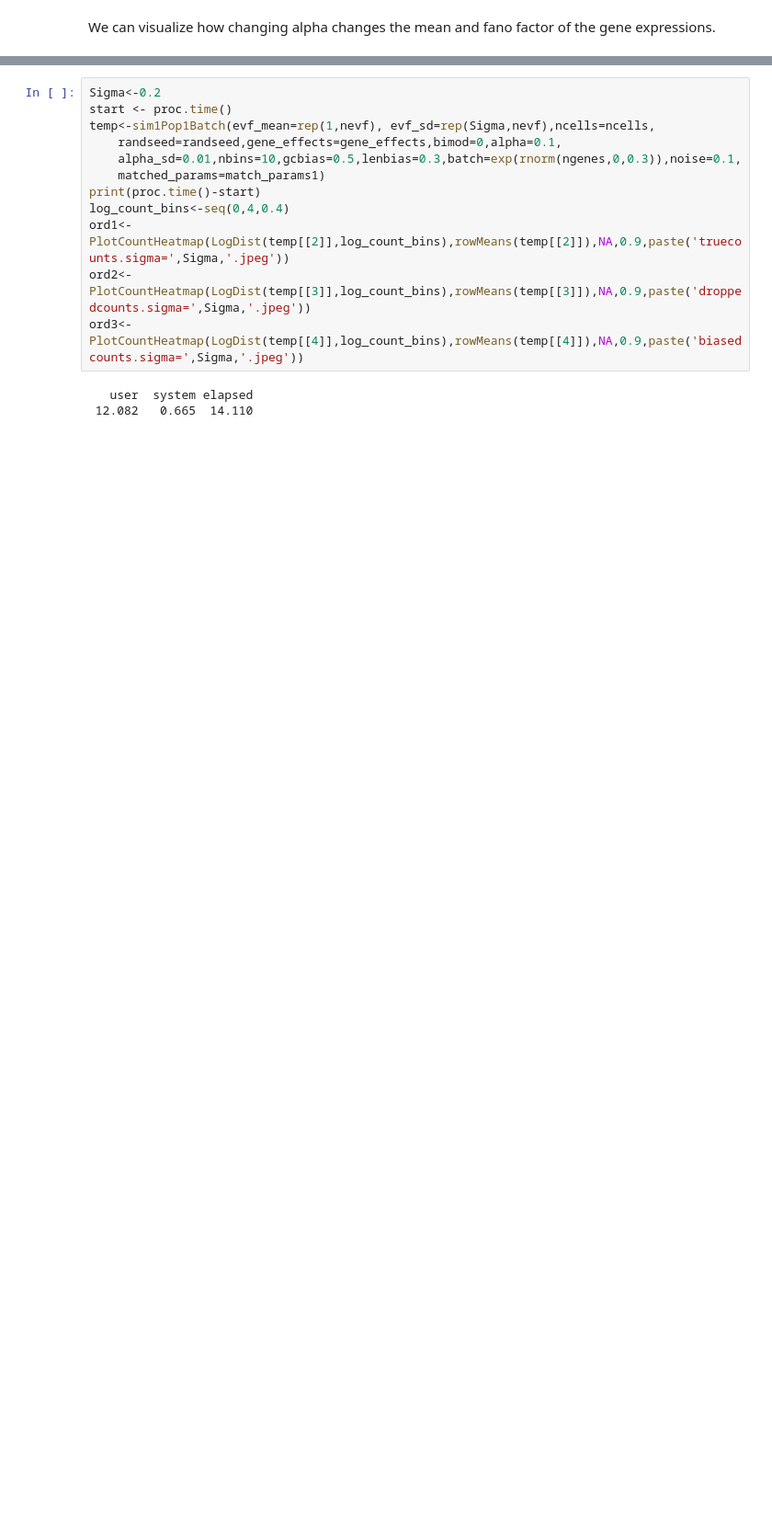
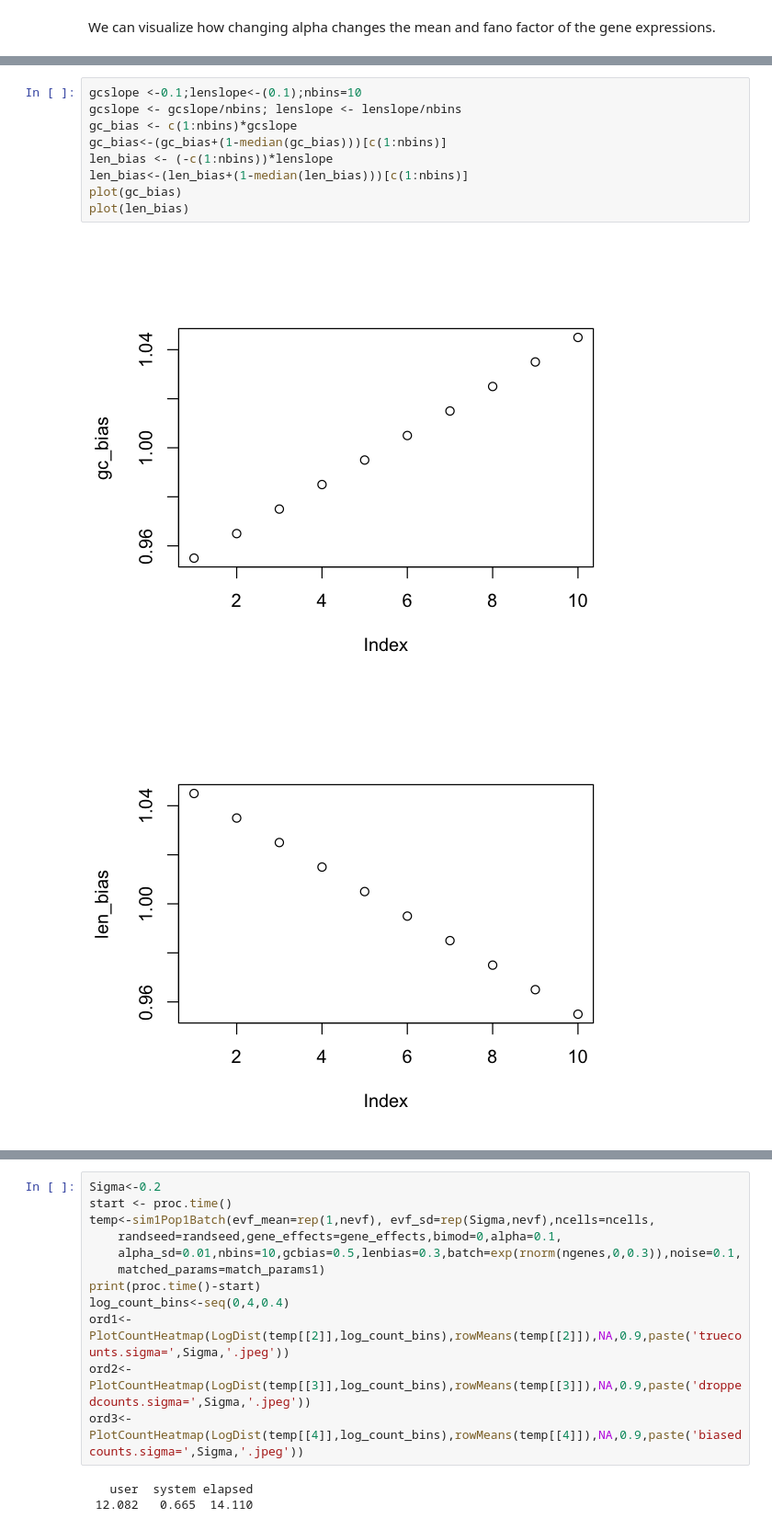
Before and after one commit to YosefLab/SymSim, a Jupyter notebook: Manual.ipynb, the cells around one changed output, grey strips where cells are left out. Shown at 92% size. Saved outputs shown, nothing was run; the diff lists cells and outputs as text; blank space fills up the shorter version.

```diff
--- a/Manual.ipynb
+++ b/Manual.ipynb
@@ -156,0 +197,12 @@ p
+# %%
+gcslope <-0.1;lenslope<-(0.1);nbins=10
+gcslope <- gcslope/nbins; lenslope <- lenslope/nbins
+gc_bias <- c(1:nbins)*gcslope
+gc_bias<-(gc_bias+(1-median(gc_bias)))[c(1:nbins)]
+len_bias <- (-c(1:nbins))*lenslope
+len_bias<-(len_bias+(1-median(len_bias)))[c(1:nbins)]
+plot(gc_bias)
+plot(len_bias)
+# %% [output]
+[figure, added]
+[figure, added]
```
Also changed, not shown: parts of 40 cells of this notebook.
